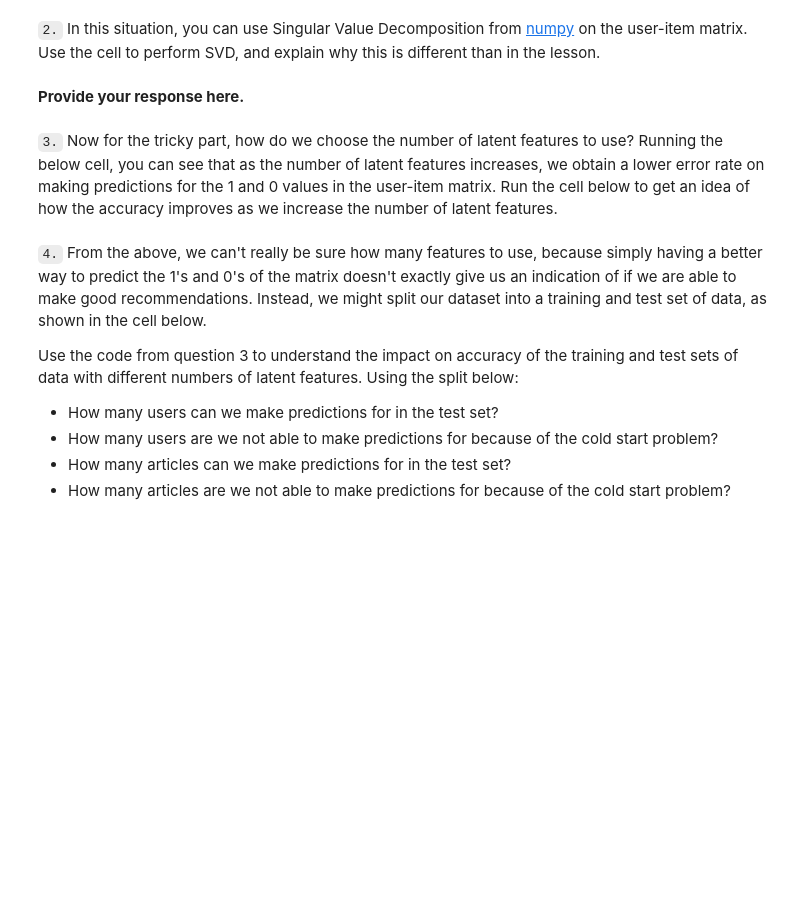
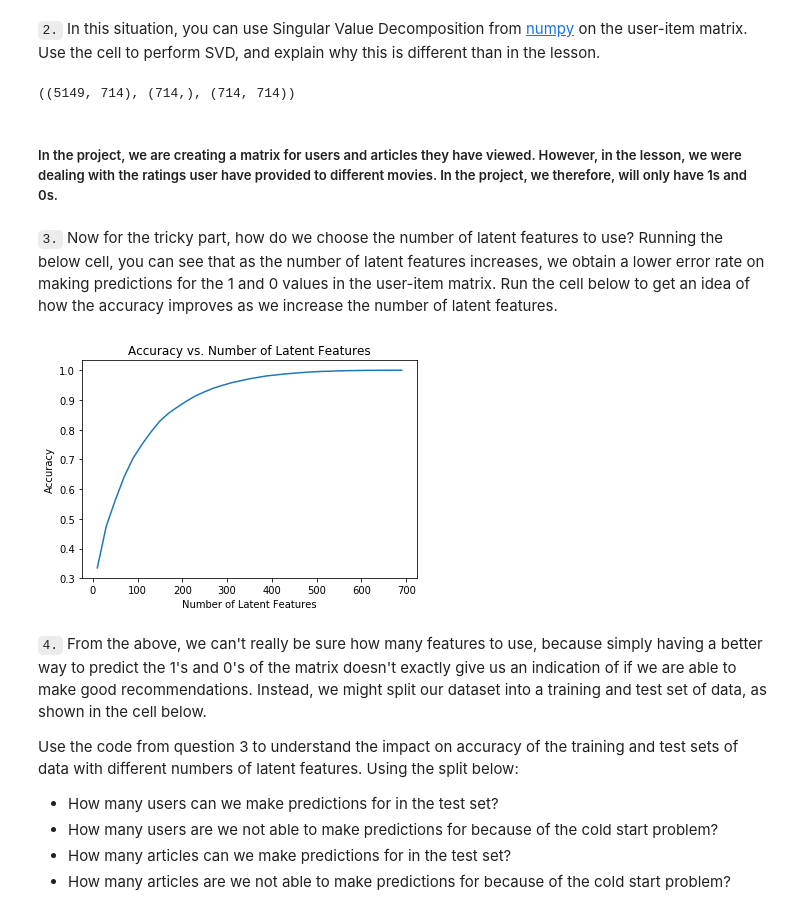
Before and after one commit to ArushiC/Recommendations-with-IBM, a Jupyter notebook: Recommendations_with_IBM.ipynb, the cells around one changed output. Saved outputs shown, nothing was run; the diff lists cells and outputs as text; code cells hidden in the pictures; blank space fills up the shorter version.

Commit message:
Matrix Factorization Recommendation

```diff
--- a/Recommendations_with_IBM.ipynb
+++ b/Recommendations_with_IBM.ipynb
@@ -743,34 +821,40 @@ user_item_matrix.head()
 # %%
 # Perform SVD on the User-Item Matrix Here
 
-u, s, vt = # use the built in to get the three matrices
+u, s, vt = np.linalg.svd(user_item_matrix, full_matrices=False)
-# %% [markdown]
-**Provide your response here.**
+# %%
+u.shape, s.shape, vt.shape
+# %% [output]
+((5149, 714), (714,), (714, 714))
+# %% [markdown]
+##### In the project, we are creating a matrix for users and articles they have viewed. However, in the lesson, we were dealing with the ratings user have provided to different movies. In the project, we therefore, will only have 1s and 0s.
 # %% [markdown]
 `3.` Now for the tricky part, how do we choose the number of latent features to use?  Running the below cell, you can see that as the number of latent features increases, we obtain a lower error rate on making predictions for the 1 and 0 values in the user-item matrix.  Run the cell below to get an idea of how the accuracy improves as we increase the number of latent features.
 # %%
 num_latent_feats = np.arange(10,700+10,20)
 sum_errs = []
 
 for k in num_latent_feats:
     # restructure with k latent features
     s_new, u_new, vt_new = np.diag(s[:k]), u[:, :k], vt[:k, :]
 
     # take dot product
     user_item_est = np.around(np.dot(np.dot(u_new, s_new), vt_new))
 
     # compute error for each prediction to actual value
     diffs = np.subtract(user_item_matrix, user_item_est)
 
     # total errors and keep track of them
     err = np.sum(np.sum(np.abs(diffs)))
     sum_errs.append(err)
 
 
-plt.plot(num_latent_feats, 1 - np.array(sum_errs)/df.shape[0]);
+plt.plot(num_latent_feats, 1 - np.array(sum_errs)/df_copy.shape[0]);
 plt.xlabel('Number of Latent Features');
 plt.ylabel('Accuracy');
 plt.title('Accuracy vs. Number of Latent Features');
+# %% [output]
+[figure, added]
 # %% [markdown]
 `4.` From the above, we can't really be sure how many features to use, because simply having a better way to predict the 1's and 0's of the matrix doesn't exactly give us an indication of if we are able to make good recommendations.  Instead, we might split our dataset into a training and test set of data, as shown in the cell below.
 
```
Also changed, not shown: parts of 24 cells of this notebook.
